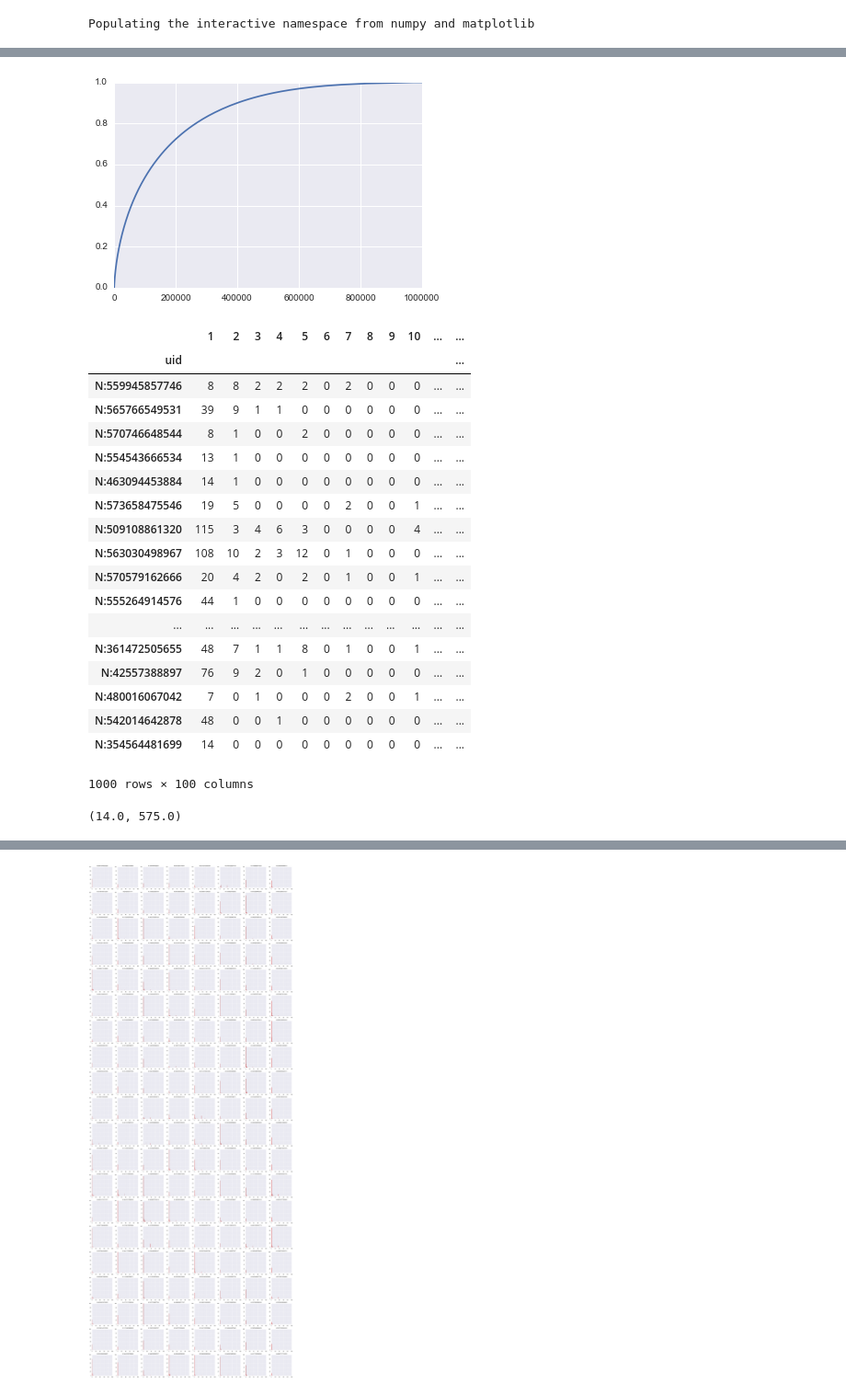
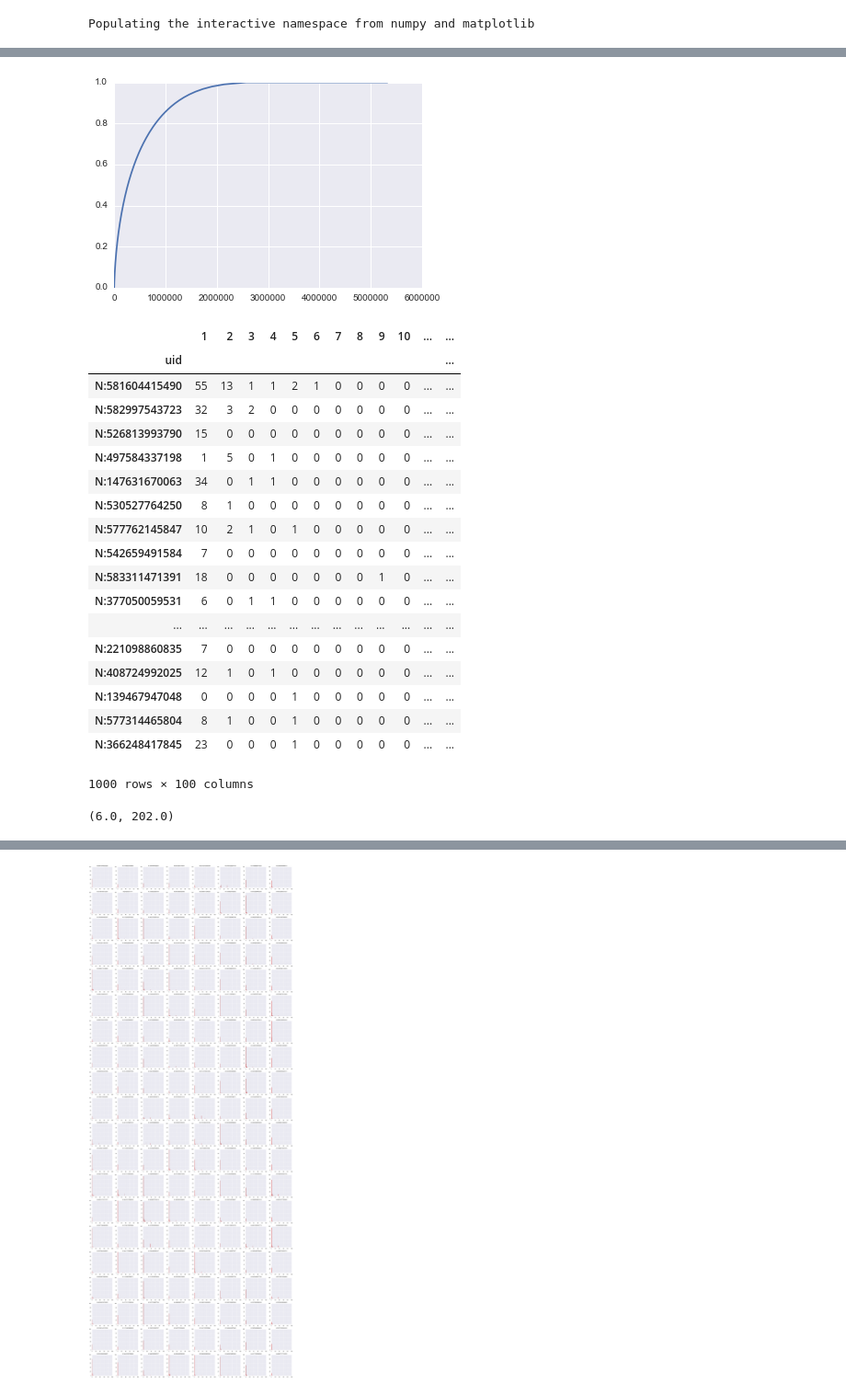
Before and after one commit to anokhin/anokhin.github.io, a Jupyter notebook: notebooks/timeline/graphmod.ipynb, the cells around one changed output, grey strips where cells are left out. Shown: that part at 92% size. Drawn from its saved outputs; the diff is of its cells as text; code cells hidden in the pictures.

Commit message:
presents

```diff
--- a/notebooks/timeline/graphmod.ipynb
+++ b/notebooks/timeline/graphmod.ipynb
@@ -14,16 +14,18 @@ import scipy.stats as ss
 # %% [output]
 Populating the interactive namespace from numpy and matplotlib
 # %%
-ingnored_dates = set([dt.date(2015, 3, 7), dt.date(2015, 3, 8), dt.date(2015, 2, 13), dt.date(2015, 2, 14), dt.date(2015, 1, 6), dt.date(2015, 1, 7), dt.date(2015, 4, 11),
-                  dt.date(2015, 4, 12), dt.date(2015, 2, 22), dt.date(2015, 2, 23), dt.date(2015, 5, 8), dt.date(2015, 5, 9), dt.date(2015, 1, 25), dt.date(2015, 1, 18),
-                  dt.date(2015, 1, 19), dt.date(2015, 3, 31), dt.date(2015, 4, 1), dt.date(2015, 6, 20), dt.date(2015, 6, 21), dt.date(2015, 7, 8), dt.date(2015, 5, 11),
-                  dt.date(2015, 5, 12), dt.date(2015, 7, 11), dt.date(2015, 1, 13), dt.date(2015, 1, 14), dt.date(2015, 4, 30), dt.date(2015, 5, 1), dt.date(2015, 11, 29),
-                  dt.date(2015, 2, 20), dt.date(2015, 10, 5), dt.date(2015, 5, 15), dt.date(2015, 3, 26), dt.date(2015, 5, 28), dt.date(2015, 10, 25), dt.date(2015, 1, 1),
-                  dt.date(2015, 11, 10), dt.date(2015, 11, 21), dt.date(2015, 9, 1), dt.date(2015, 6, 1), dt.date(2015, 7, 25), dt.date(2015, 6, 12), dt.date(2015, 8, 9),
-                  dt.date(2015, 2, 17), dt.date(2015, 9, 27), dt.date(2015, 7, 31), dt.date(2015, 3, 27), dt.date(2015, 9, 28)])
+# ingnored_dates = set([dt.date(2015, 3, 7), dt.date(2015, 3, 8), dt.date(2015, 2, 13), dt.date(2015, 2, 14), dt.date(2015, 1, 6), dt.date(2015, 1, 7), dt.date(2015, 4, 11),
+#                   dt.date(2015, 4, 12), dt.date(2015, 2, 22), dt.date(2015, 2, 23), dt.date(2015, 5, 8), dt.date(2015, 5, 9), dt.date(2015, 1, 25), dt.date(2015, 1, 18),
+#                   dt.date(2015, 1, 19), dt.date(2015, 3, 31), dt.date(2015, 4, 1), dt.date(2015, 6, 20), dt.date(2015, 6, 21), dt.date(2015, 7, 8), dt.date(2015, 5, 11),
+#                   dt.date(2015, 5, 12), dt.date(2015, 7, 11), dt.date(2015, 1, 13), dt.date(2015, 1, 14), dt.date(2015, 4, 30), dt.date(2015, 5, 1), dt.date(2015, 11, 29),
+#                   dt.date(2015, 2, 20), dt.date(2015, 10, 5), dt.date(2015, 5, 15), dt.date(2015, 3, 26), dt.date(2015, 5, 28), dt.date(2015, 10, 25), dt.date(2015, 1, 1),
+#                   dt.date(2015, 11, 10), dt.date(2015, 11, 21), dt.date(2015, 9, 1), dt.date(2015, 6, 1), dt.date(2015, 7, 25), dt.date(2015, 6, 12), dt.date(2015, 8, 9),
+#                   dt.date(2015, 2, 17), dt.date(2015, 9, 27), dt.date(2015, 7, 31), dt.date(2015, 3, 27), dt.date(2015, 9, 28), ])
+
+ingnored_dates = set([dt.date(2016, 1, 13), dt.date(2016, 1, 18), dt.date(2016, 1, 19), dt.date(2016, 1, 24), dt.date(2016, 1, 25)])
 # %%
 lines = []
-with open("/Users/anokhin/Desktop/presents_2015_1x_N_1M.txt") as tlf:
+with open("/Users/anokhin/Desktop/okid_presents_2016_N.txt") as tlf:
     for line in tlf:
         uid, json_str = line.strip().split("\t")
 
@@ -80,38 +82,38 @@ pl.show()
 # %%
 spent = pd.Series(df.values.sum(axis=1), index=df.index)
 
 pl.plot(arange(df.shape[0]), np.cumsum(spent.sort_values(ascending=False)) / spent.sum())
 pl.show()
 
 # Take users that generate 80% of income and then sample from them
-dfs = df.ix[spent.sort_values(ascending=False).index[1000:401000]].sample(100000)
+dfs = df.ix[spent.sort_values(ascending=False).index[10000:1401000]].sample(200000)
 
 dfs.head(1000)
 # %% [output]
-[figure, old version]
+[figure, new version]
 |  | 1 | 2 | 3 | 4 | 5 | 6 | 7 | 8 | 9 | 10 | ... | ... |
 | uid |  |  |  |  |  |  |  |  |  |  |  | ... |
-| N:559945857746 | 8 | 8 | 2 | 2 | 2 | 0 | 2 | 0 | 0 | 0 | ... | ... |
-| N:565766549531 | 39 | 9 | 1 | 1 | 0 | 0 | 0 | 0 | 0 | 0 | ... | ... |
-| N:570746648544 | 8 | 1 | 0 | 0 | 2 | 0 | 0 | 0 | 0 | 0 | ... | ... |
-| N:554543666534 | 13 | 1 | 0 | 0 | 0 | 0 | 0 | 0 | 0 | 0 | ... | ... |
-| N:463094453884 | 14 | 1 | 0 | 0 | 0 | 0 | 0 | 0 | 0 | 0 | ... | ... |
-| N:573658475546 | 19 | 5 | 0 | 0 | 0 | 0 | 2 | 0 | 0 | 1 | ... | ... |
-| N:509108861320 | 115 | 3 | 4 | 6 | 3 | 0 | 0 | 0 | 0 | 4 | ... | ... |
-| N:563030498967 | 108 | 10 | 2 | 3 | 12 | 0 | 1 | 0 | 0 | 0 | ... | ... |
-| N:570579162666 | 20 | 4 | 2 | 0 | 2 | 0 | 1 | 0 | 0 | 1 | ... | ... |
-| N:555264914576 | 44 | 1 | 0 | 0 | 0 | 0 | 0 | 0 | 0 | 0 | ... | ... |
+| N:581604415490 | 55 | 13 | 1 | 1 | 2 | 1 | 0 | 0 | 0 | 0 | ... | ... |
+| N:582997543723 | 32 | 3 | 2 | 0 | 0 | 0 | 0 | 0 | 0 | 0 | ... | ... |
+| N:526813993790 | 15 | 0 | 0 | 0 | 0 | 0 | 0 | 0 | 0 | 0 | ... | ... |
+| N:497584337198 | 1 | 5 | 0 | 1 | 0 | 0 | 0 | 0 | 0 | 0 | ... | ... |
+| N:147631670063 | 34 | 0 | 1 | 1 | 0 | 0 | 0 | 0 | 0 | 0 | ... | ... |
+| N:530527764250 | 8 | 1 | 0 | 0 | 0 | 0 | 0 | 0 | 0 | 0 | ... | ... |
+| N:577762145847 | 10 | 2 | 1 | 0 | 1 | 0 | 0 | 0 | 0 | 0 | ... | ... |
+| N:542659491584 | 7 | 0 | 0 | 0 | 0 | 0 | 0 | 0 | 0 | 0 | ... | ... |
+| N:583311471391 | 18 | 0 | 0 | 0 | 0 | 0 | 0 | 0 | 1 | 0 | ... | ... |
+| N:377050059531 | 6 | 0 | 1 | 1 | 0 | 0 | 0 | 0 | 0 | 0 | ... | ... |
 | ... | ... | ... | ... | ... | ... | ... | ... | ... | ... | ... | ... | ... |
-| N:361472505655 | 48 | 7 | 1 | 1 | 8 | 0 | 1 | 0 | 0 | 1 | ... | ... |
-| N:42557388897 | 76 | 9 | 2 | 0 | 1 | 0 | 0 | 0 | 0 | 0 | ... | ... |
-| N:480016067042 | 7 | 0 | 1 | 0 | 0 | 0 | 2 | 0 | 0 | 1 | ... | ... |
-| N:542014642878 | 48 | 0 | 0 | 1 | 0 | 0 | 0 | 0 | 0 | 0 | ... | ... |
-| N:354564481699 | 14 | 0 | 0 | 0 | 0 | 0 | 0 | 0 | 0 | 0 | ... | ... |
+| N:221098860835 | 7 | 0 | 0 | 0 | 0 | 0 | 0 | 0 | 0 | 0 | ... | ... |
+| N:408724992025 | 12 | 1 | 0 | 1 | 0 | 0 | 0 | 0 | 0 | 0 | ... | ... |
+| N:139467947048 | 0 | 0 | 0 | 0 | 1 | 0 | 0 | 0 | 0 | 0 | ... | ... |
+| N:577314465804 | 8 | 1 | 0 | 0 | 1 | 0 | 0 | 0 | 0 | 0 | ... | ... |
+| N:366248417845 | 23 | 0 | 0 | 0 | 1 | 0 | 0 | 0 | 0 | 0 | ... | ... |
 1000 rows × 100 columns
 # %%
 dfs.sum(axis=1).min(), dfs.sum(axis=1).max()
 # %% [output]
-(14.0, 575.0)
+(6.0, 202.0)
 # %%
 pl.figure(figsize=(8, 8))
 
```
Also changed, not shown: parts of 3 cells of this notebook, 5 other files.
